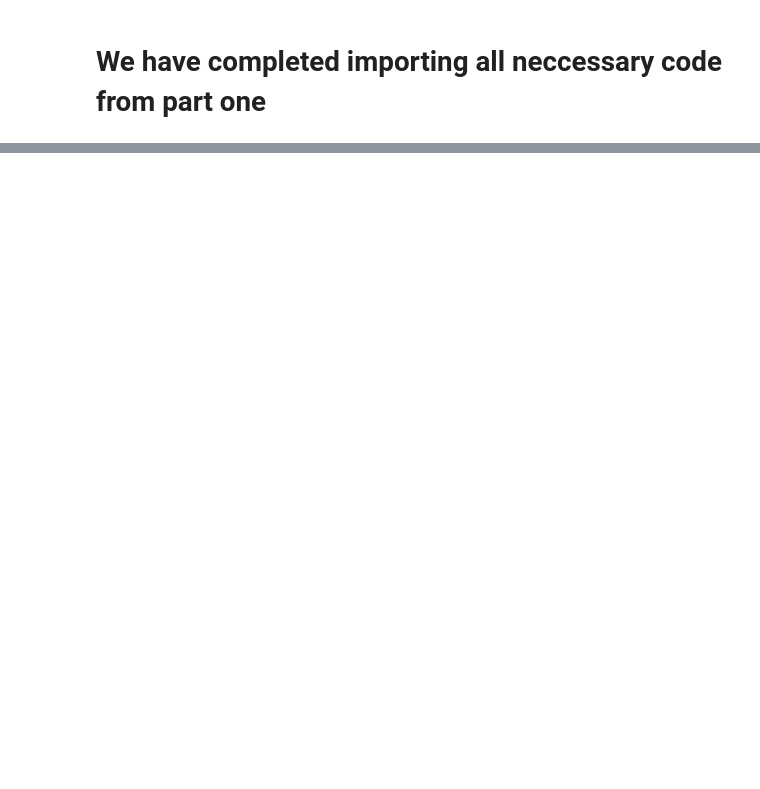
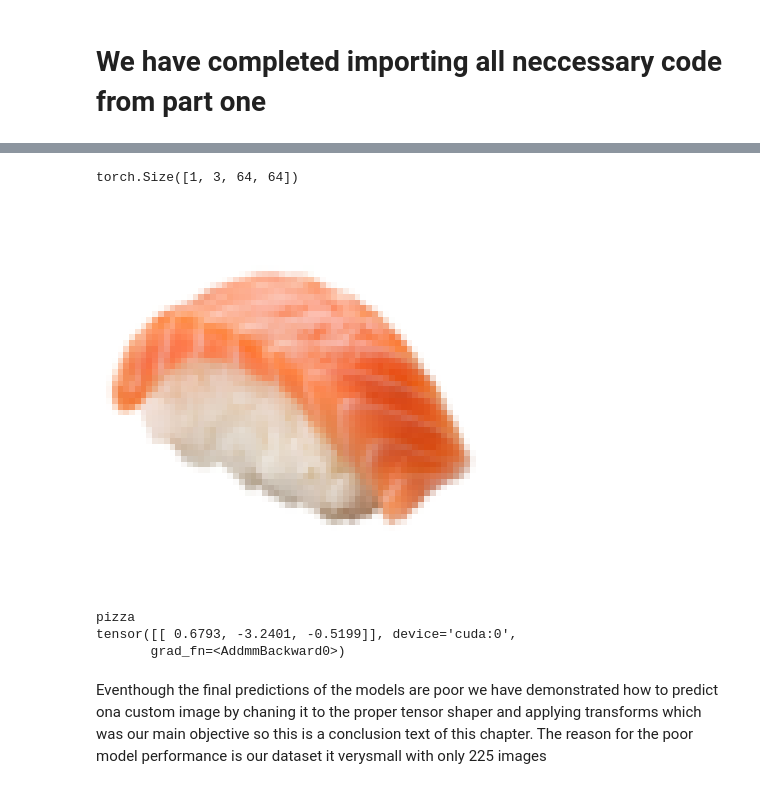
Before and after one commit to Zeckaris/pytorch-small-projects, a Jupyter notebook: customDatasetPart2.ipynb, the cells around one changed output, grey strips where cells are left out. Saved outputs shown, nothing was run; the diff lists cells and outputs as text; code cells hidden in the pictures; blank space fills up the shorter version.

```diff
--- a/customDatasetPart2.ipynb
+++ b/customDatasetPart2.ipynb
@@ -403,0 +613,56 @@ dict_keys(['train_loss', 'train_acc', 'test_loss', 'test_acc'])
+# %%
+from PIL import Image
+from pathlib import Path
+from torchvision import transforms
+
+# Path to your image
+piza_image_folder = Path('data')
+piza_path = piza_image_folder / 'sushi.jpg'
+
+# Read as PIL image
+custom_image_pil = Image.open(piza_path)
+
+# Define transform: resize + convert to tensor
+transform_image_for_test = transforms.Compose([
+    transforms.Resize((64, 64)),
+    transforms.ToTensor()
+])
+
+# Apply transform
+custom_image_tensor = transform_image_for_test(custom_image_pil)
+
+# Add batch dimension
+custom_image_tensor = custom_image_tensor.unsqueeze(0).to(device)
+
+
+print(custom_image_tensor.shape)
+# %% [output]
+torch.Size([1, 3, 64, 64])
+# %%
+import matplotlib.pyplot as plt
+import torchvision
+
+# custom_image_tensor has shape [1, 3, 64, 64], remove batch dim
+image_to_show = custom_image_tensor.squeeze(0).to('cpu')  # shape: [3, 64, 64]
+
+# Convert tensor to HWC format for matplotlib (channels last)
+image_to_show = image_to_show.permute(1, 2, 0)
+
+# Display the image
+plt.imshow(image_to_show)
+plt.axis('off')  # optional, hides axes
+plt.show()
+# %% [output]
+[figure, added]
+# %%
+classes= find_classes(train_dir)[0]
+logit=model_1(custom_image_tensor)
+pred= torch.argmax(logit, dim=1)
+print(classes[pred])
+print(logit)
+# %% [output]
+pizza
+tensor([[ 0.6793, -3.2401, -0.5199]], device='cuda:0',
+       grad_fn=<AddmmBackward0>)
+# %% [markdown]
+Eventhough the final predictions of the models are poor we have demonstrated how to predict ona custom image by chaning it to the proper tensor shaper and applying transforms which was our main objective so this is a conclusion text of this chapter. The reason for the poor model performance is our dataset it verysmall with only 225 images
```
Also changed, not shown: parts of 16 cells of this notebook, 1 other file.
